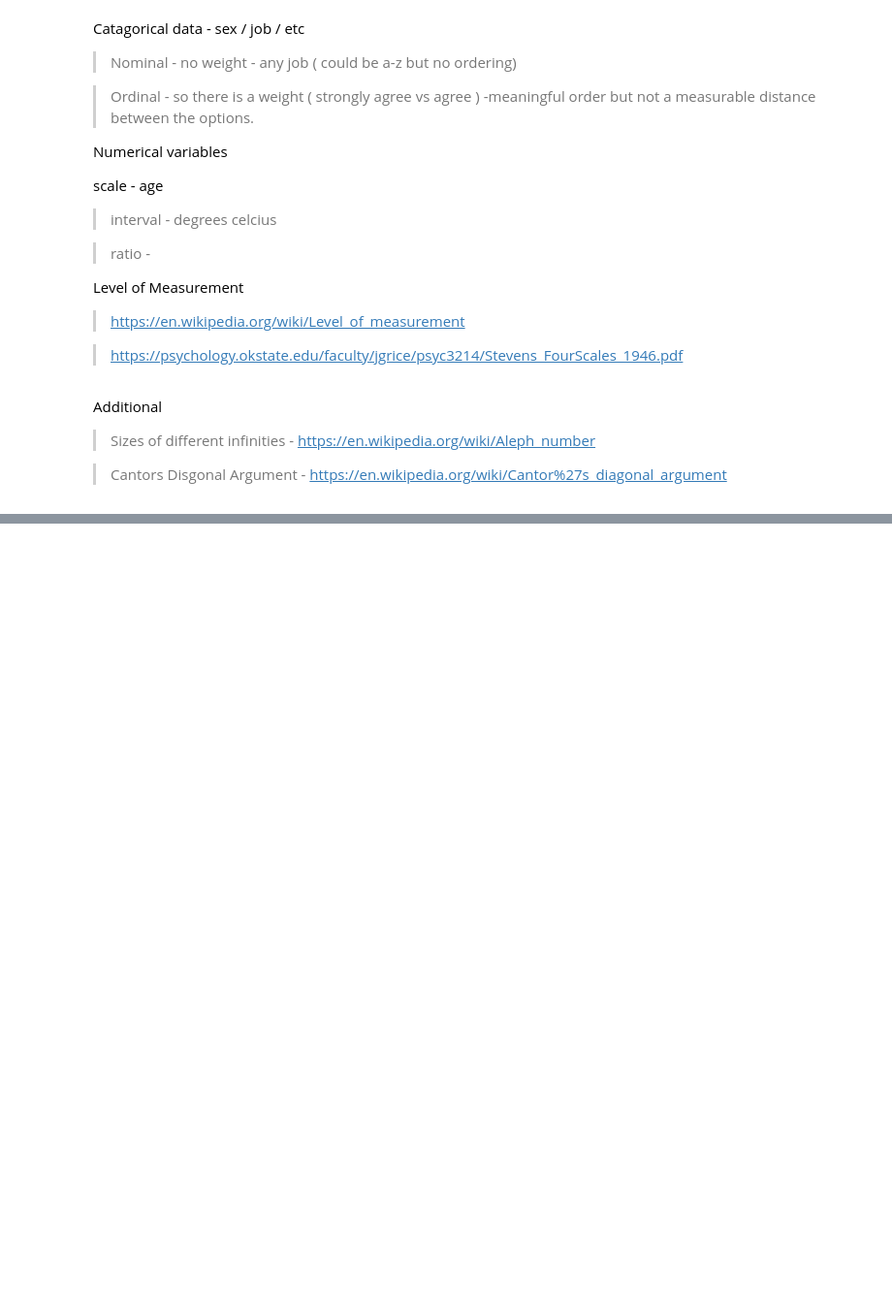
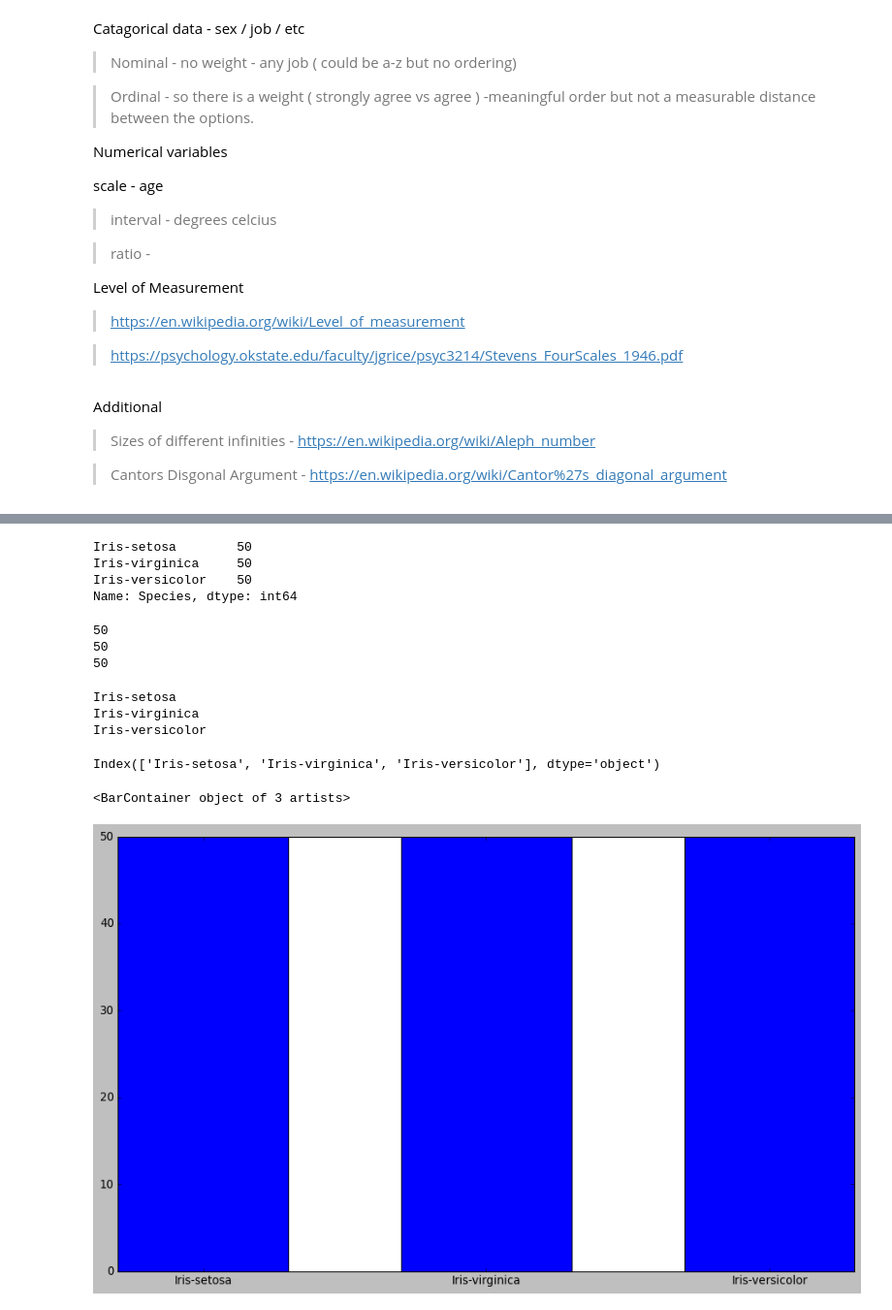
Before and after one commit to VCurry20/Jupyter-FDA2021, a Jupyter notebook: Week 8/Week 8 .ipynb, the cells around one changed output, grey strips where cells are left out. Shown: that part at 97% size. Drawn from its saved outputs; the diff is of its cells as text; code cells hidden in the pictures; blank space fills up the shorter version.

Commit message:
bar plot!

```diff
--- a/Week 8/Week 8 .ipynb
+++ b/Week 8/Week 8 .ipynb
@@ -58,0 +84,13 @@ Additional
+# %%
+# Change the style of plots.
+plt.style.use('classic')
+
+# Change default figure size.
+plt.rcParams["figure.figsize"] = (14, 8)
+
+
+# https://matplotlib.org/stable/gallery/style_sheets/style_sheets_reference.html
+
+# https://jakevdp.github.io/PythonDataScienceHandbook/04.11-settings-and-stylesheets.html
+
+# https://stackoverflow.com/questions/332289/how-do-you-change-the-size-of-figures-drawn-with-matplotlib
@@ -58,0 +103,3 @@ Additional
+# %%
+df =pd.read_csv('https://raw.githubusercontent.com/VCurry20/pands-project/main/kaggleIrisSet.csv')
+df
@@ -58,0 +142,45 @@ Additional
+# %%
+# getting the value counts to plot these
+
+# https://cmdlinetips.com/2018/02/how-to-get-frequency-counts-of-a-column-in-pandas-dataframe/
+
+counts = df['Species'].value_counts()
+
+counts
+# %% [output]
+Iris-setosa        50
+Iris-virginica     50
+Iris-versicolor    50
+Name: Species, dtype: int64
+# %%
+for i in counts:
+    print(i)
+# %% [output]
+50
+50
+50
+# %%
+for i in counts.index:
+    print(i)
+# %% [output]
+Iris-setosa
+Iris-virginica
+Iris-versicolor
+# %%
+# Extract the categories.
+categories = counts.index
+
+categories
+
+# index / list - with three different values
+# %% [output]
+Index(['Iris-setosa', 'Iris-virginica', 'Iris-versicolor'], dtype='object')
+# %%
+# Create the bar chart.
+
+plt.bar(categories, counts, width=0.6)
+
+# this is not very interest - 50 of each measurements of each type of iris
+# %% [output]
+<BarContainer object of 3 artists>
+[figure, added]
```
Also changed, not shown: parts of 18 cells of this notebook, 1 other file.
